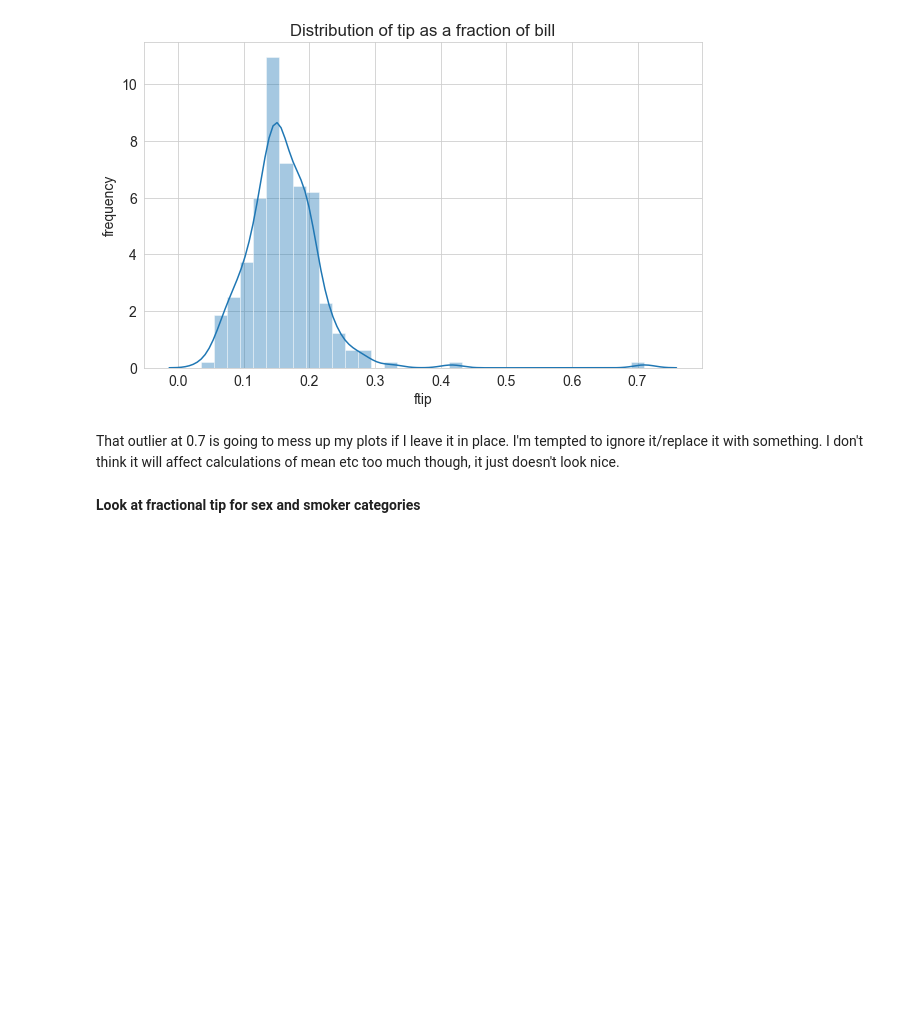
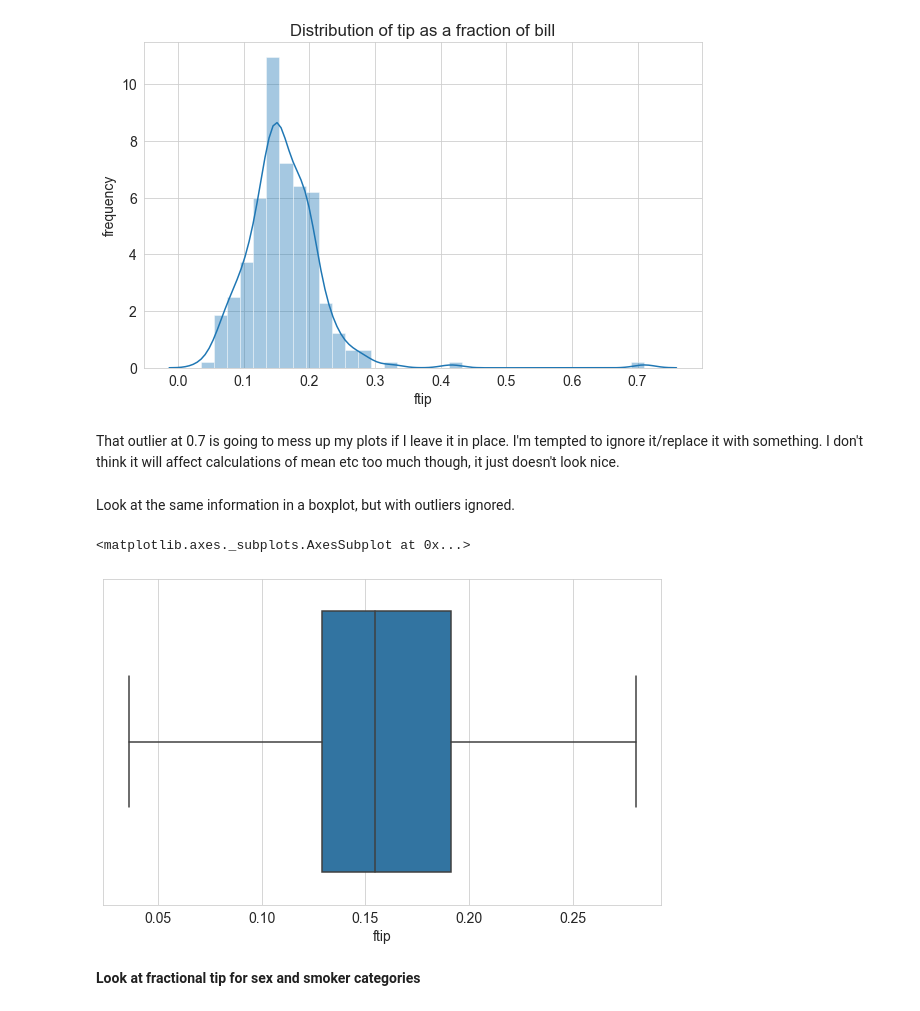
Before and after one commit to elizabethdaly/data-analysis-project, a Jupyter notebook: tips-data-analysis.ipynb, the cells around one changed output. Drawn from its saved outputs; the diff is of its cells as text; code cells hidden in the pictures; blank space fills up the shorter version.

```diff
--- a/tips-data-analysis.ipynb
+++ b/tips-data-analysis.ipynb
@@ -206,6 +206,15 @@ Text(0.5, 1.0, 'Distribution of tip as a fraction of bill')
 [figure]
 # %% [markdown]
 That outlier at 0.7 is going to mess up my plots if I leave it in place. I'm tempted to ignore it/replace it with something. I don't think it will affect calculations of mean etc too much though, it just doesn't look nice.
+# %% [markdown]
+Look at the same information in a boxplot, but with outliers ignored.
+# %%
+# Ignore outliers from:
+# https://github.com/mwaskom/seaborn/issues/1271
+sns.boxplot(x=df['ftip'], showfliers=False)
+# %% [output]
+<matplotlib.axes._subplots.AxesSubplot at 0x...>
+[figure, added]
 # %% [markdown]
 **Look at fractional tip for sex and smoker categories**
 # %%
```
Also changed, not shown: parts of 8 cells of this notebook, 1 other file.
